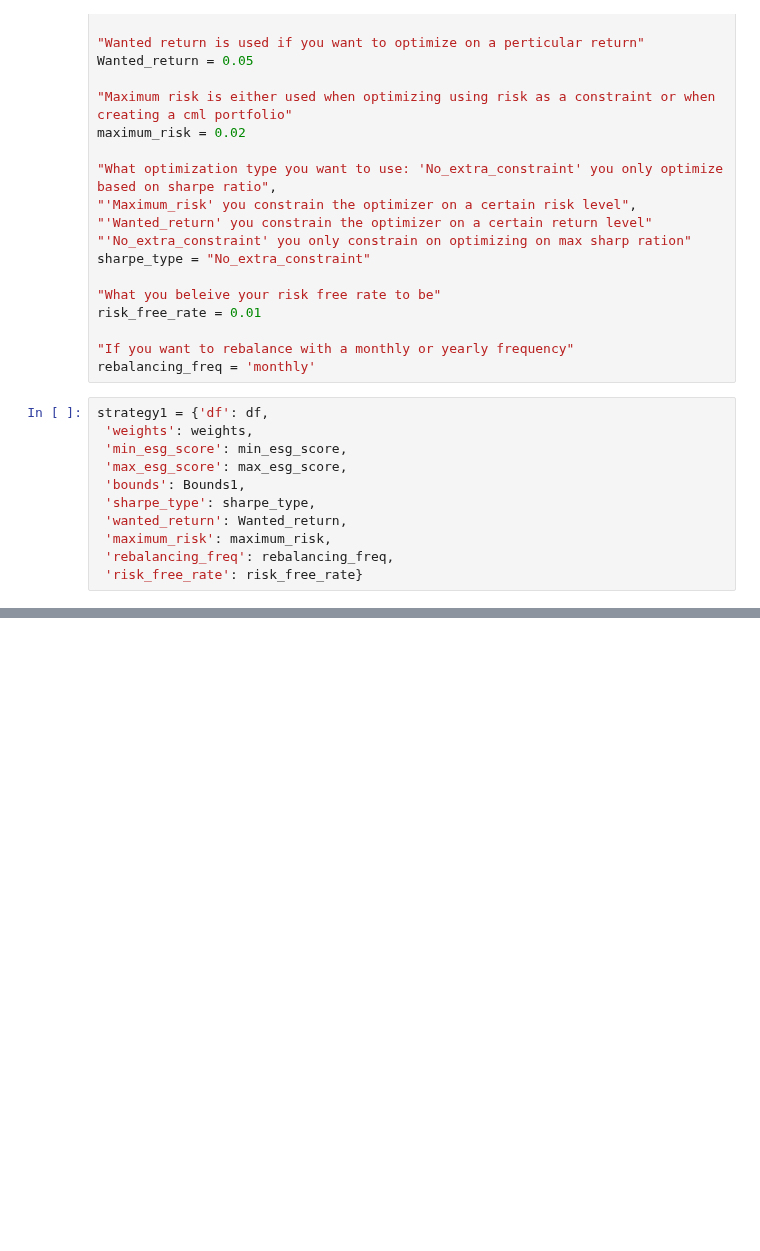
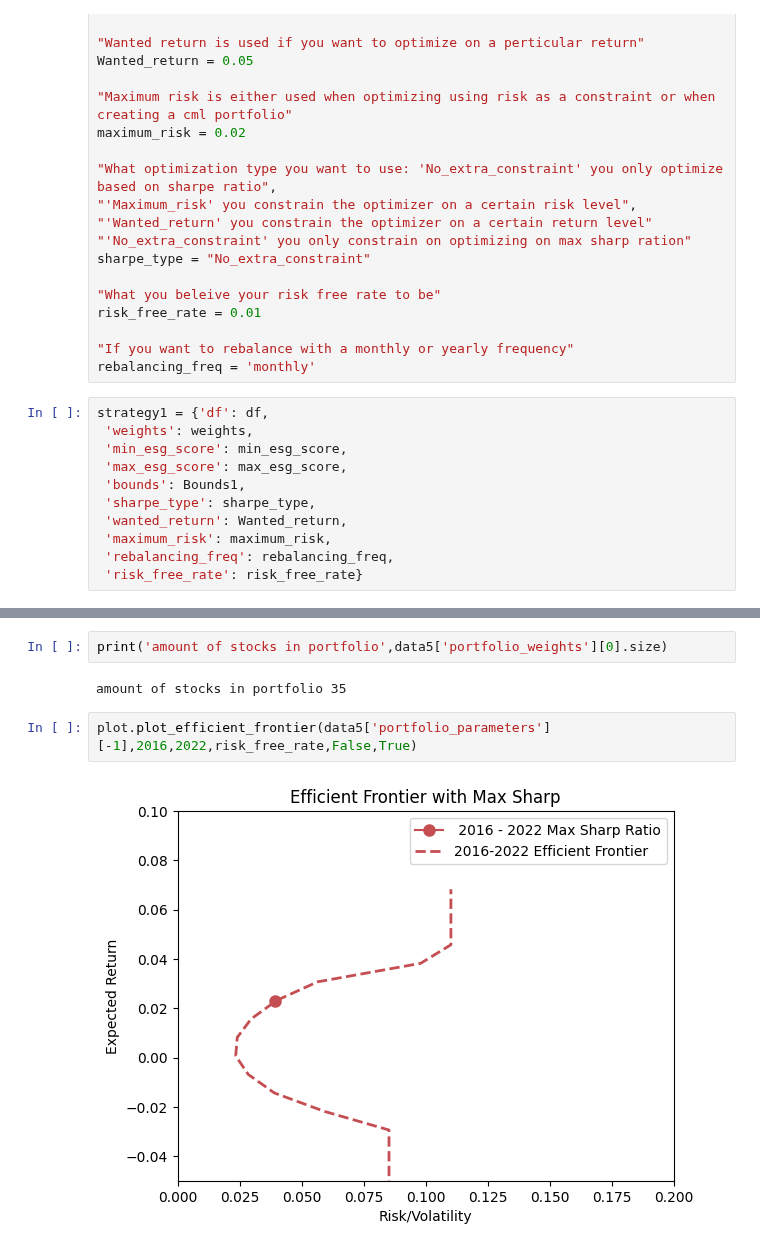
Before and after one commit to NicolaiVArends/BachelorThesis, a Jupyter notebook: notebooks/Strategy_governance_score_1000-1200.ipynb, the cells around one changed output, grey strips where cells are left out. Saved outputs shown, nothing was run; the diff lists cells and outputs as text; blank space fills up the shorter version.

Commit message:
All portfolio ready

```diff
--- a/notebooks/Strategy_governance_score_1000-1200.ipynb
+++ b/notebooks/Strategy_governance_score_1000-1200.ipynb
@@ -108,0 +109,8 @@ Excpected return on investment is 0.8760800400702605%
+# %%
+print('amount of stocks in portfolio',data5['portfolio_weights'][0].size)
+# %% [output]
+amount of stocks in portfolio 35
+# %%
+plot.plot_efficient_frontier(data5['portfolio_parameters'][-1],2016,2022,risk_free_rate,False,True)
+# %% [output]
+[figure, added]
```
Also changed, not shown: parts of 6 cells of this notebook, 17 other files.
